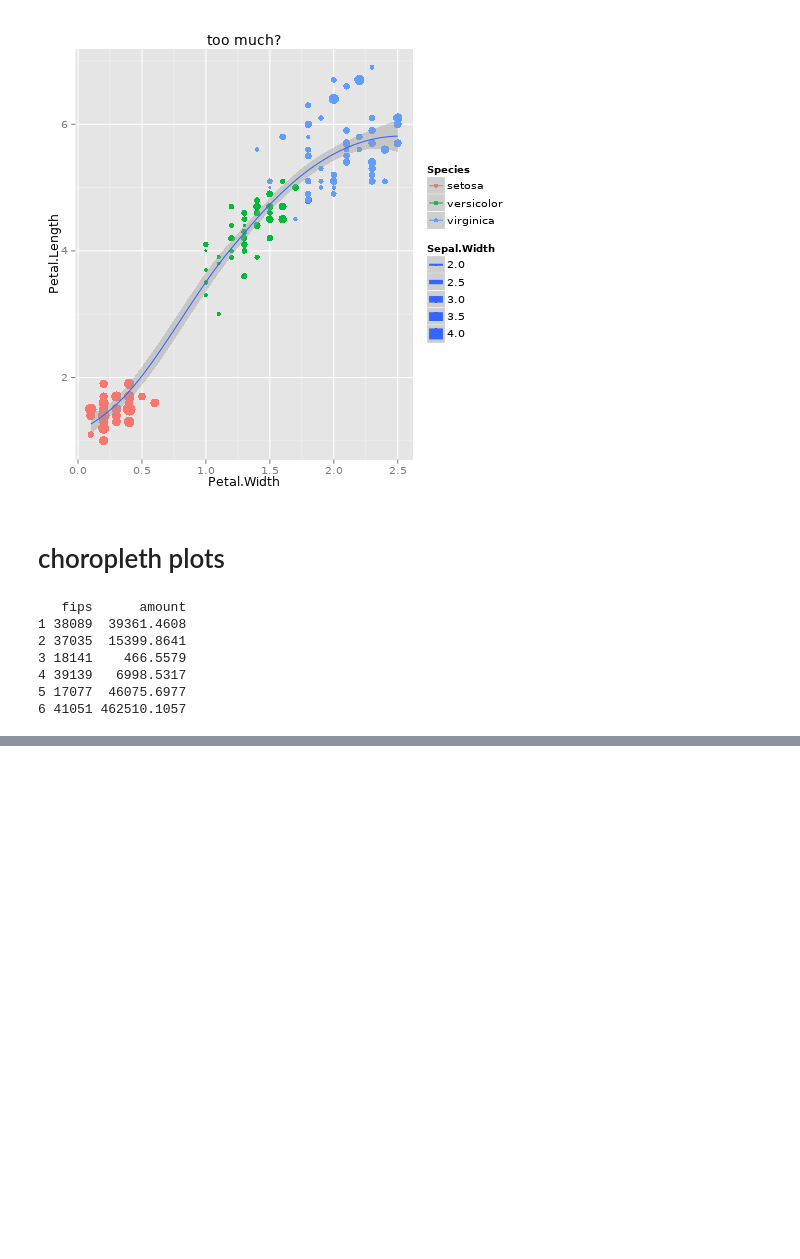
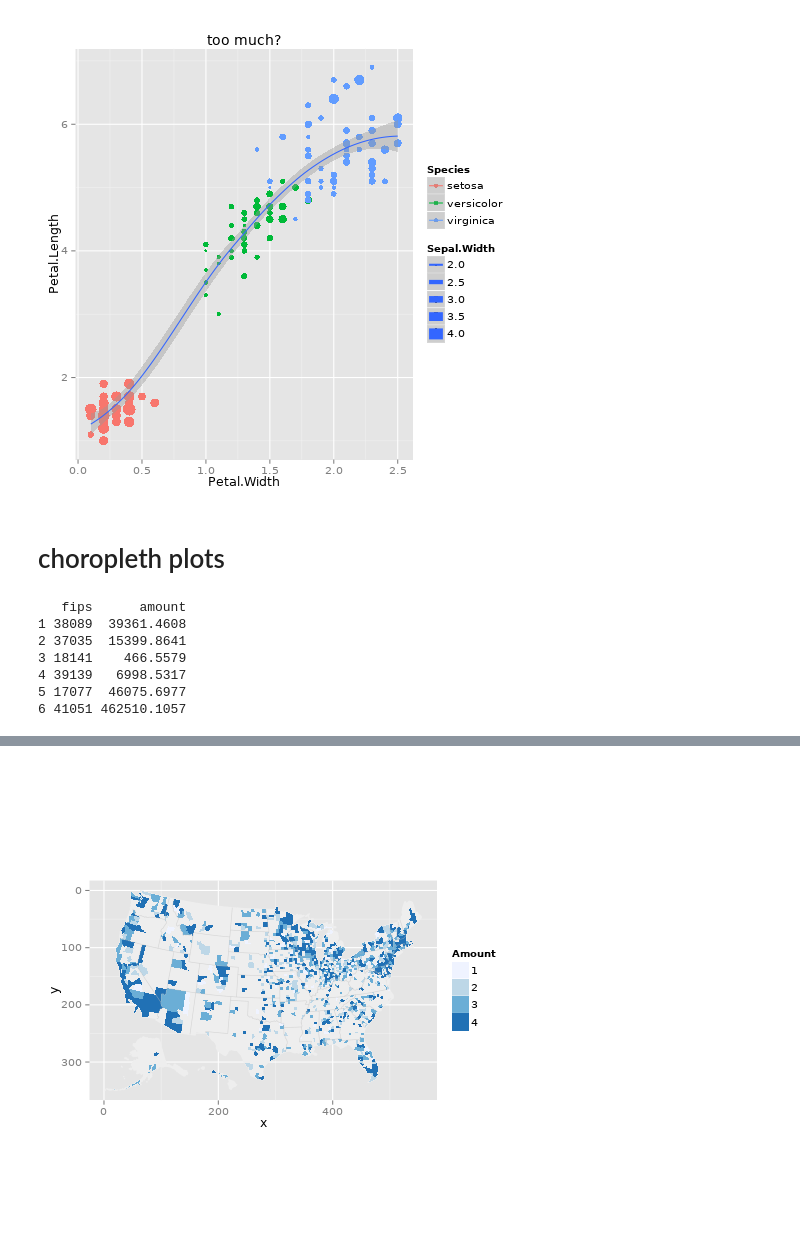
Before and after one commit to jotok/DataFest, a Jupyter notebook: nb/ggplot2 examples.ipynb, the cells around one changed output, grey strips where cells are left out. Drawn from its saved outputs; the diff is of its cells as text; code cells hidden in the pictures; blank space fills up the shorter version.

```diff
--- a/nb/ggplot2 examples.ipynb
+++ b/nb/ggplot2 examples.ipynb
@@ -171,0 +247,19 @@ head(amounts)
+# %%
+# That's a good start, but it would be better if
+#   we filled in the background by shading in all counties
+#   we drew state borders
+#   we changed the color scale so it's easy to see where there's more spending
+
+states <- read.csv("state_map_data.csv")
+
+g <- ggplot(amounts, aes(x, y, group=group)) +
+       geom_polygon(data=counties, color="#eeeeee", fill="#eeeeee") +
+       geom_polygon(aes(fill=spending_level), color=NA) +
+       geom_path(data=states, color=alpha("gray", 0.5), fill=NA, size=0.3) +
+       scale_fill_brewer("Amount") +
+       scale_y_reverse() +
+       coord_fixed()
+
+g
+# %% [output]
+[figure, added]
```
Also changed, not shown: parts of 8 cells of this notebook.
